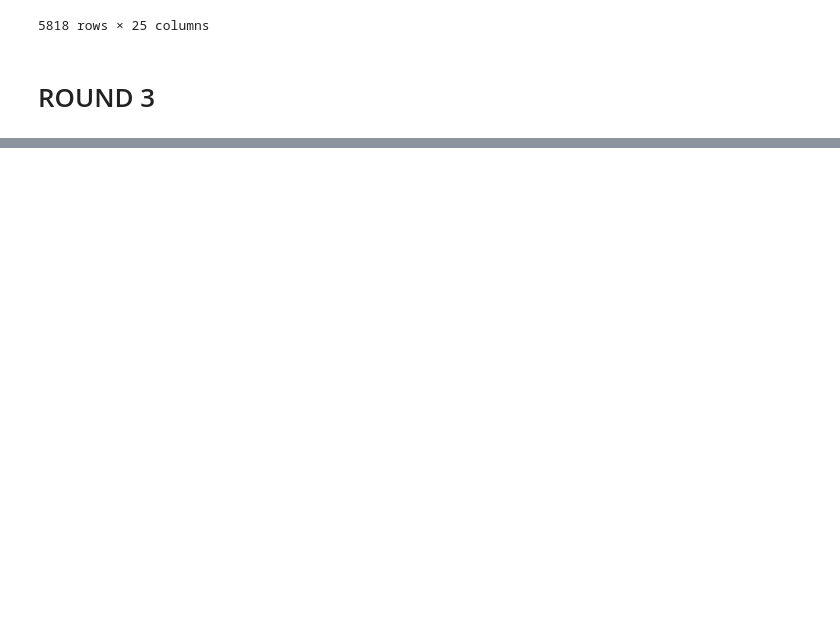
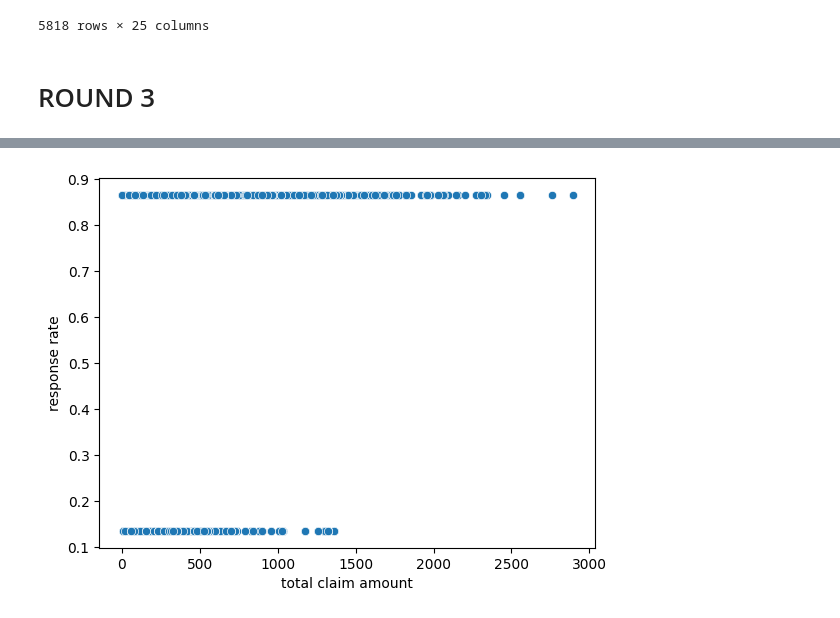
Before and after one commit to Xamweis/lab-customer-analysis-round-2, a Jupyter notebook: solution.ipynb, the cells around one changed output, grey strips where cells are left out. Saved outputs shown, nothing was run; the diff lists cells and outputs as text; code cells hidden in the pictures; blank space fills up the shorter version.

```diff
--- a/solution.ipynb
+++ b/solution.ipynb
@@ -253,0 +324,5 @@ data.describe(include=object).T
+# %%
+sns.scatterplot(x=data['total claim amount'], y=data['response rate'])
+plt.show()
+# %% [output]
+[figure, added]
```
Also changed, not shown: parts of 16 cells of this notebook.
